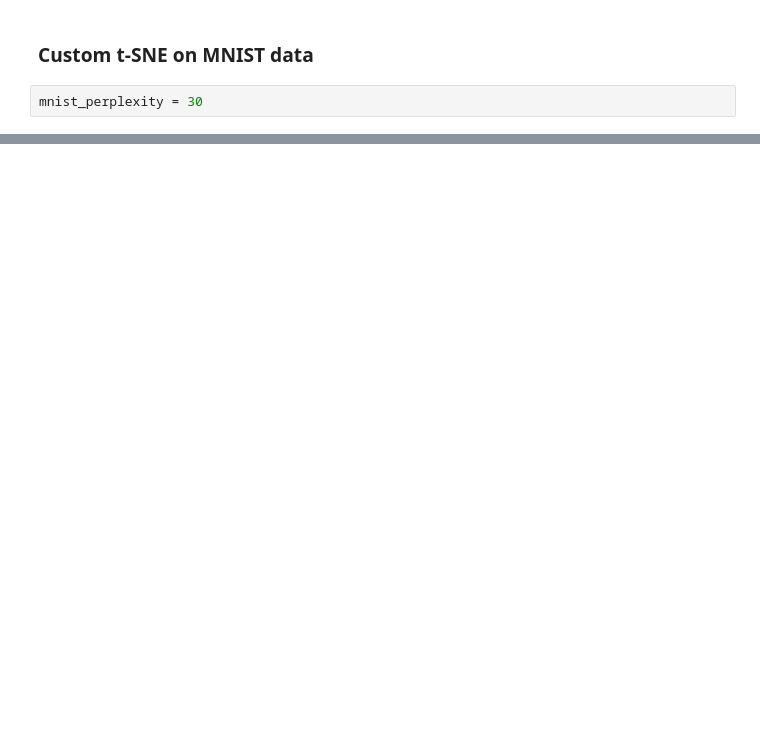
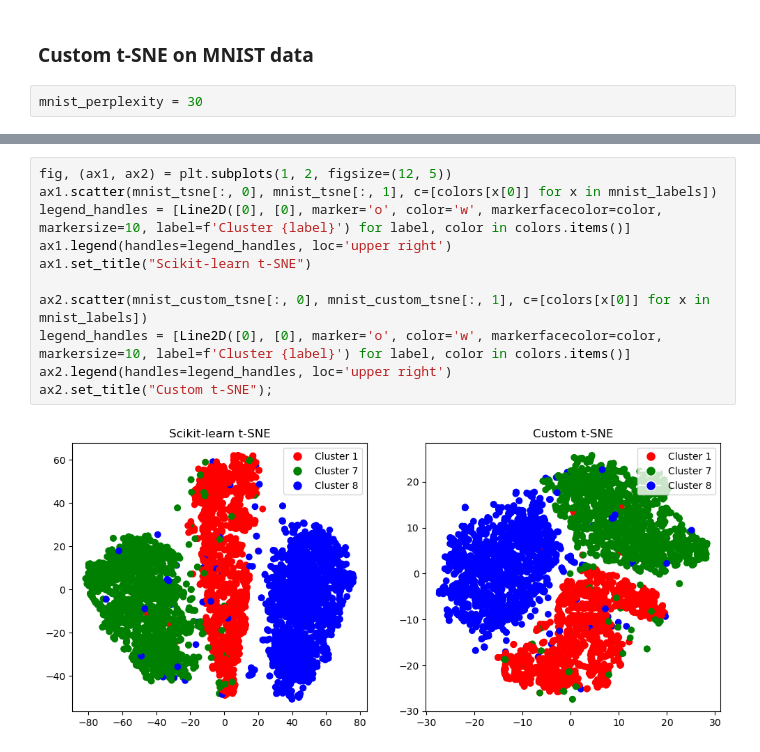
Before and after one commit to AntoineTSP/Advanced_ML, a Jupyter notebook: Embedding_imdb/MNIST/MNIST_comparison.ipynb, the cells around one changed output, grey strips where cells are left out. Drawn from its saved outputs; the diff is of its cells as text; blank space fills up the shorter version.

```diff
--- a/Embedding_imdb/MNIST/MNIST_comparison.ipynb
+++ b/Embedding_imdb/MNIST/MNIST_comparison.ipynb
@@ -72,0 +72,13 @@ plt.title("Custom t-SNE");
+# %%
+fig, (ax1, ax2) = plt.subplots(1, 2, figsize=(12, 5))
+ax1.scatter(mnist_tsne[:, 0], mnist_tsne[:, 1], c=[colors[x[0]] for x in mnist_labels])
+legend_handles = [Line2D([0], [0], marker='o', color='w', markerfacecolor=color, markersize=10, label=f'Cluster {label}') for label, color in colors.items()]
+ax1.legend(handles=legend_handles, loc='upper right')
+ax1.set_title("Scikit-learn t-SNE")
+
+ax2.scatter(mnist_custom_tsne[:, 0], mnist_custom_tsne[:, 1], c=[colors[x[0]] for x in mnist_labels])
+legend_handles = [Line2D([0], [0], marker='o', color='w', markerfacecolor=color, markersize=10, label=f'Cluster {label}') for label, color in colors.items()]
+ax2.legend(handles=legend_handles, loc='upper right')
+ax2.set_title("Custom t-SNE");
+# %% [output]
+[figure, added]
```
Also changed, not shown: parts of 5 cells of this notebook, 2 other files.
